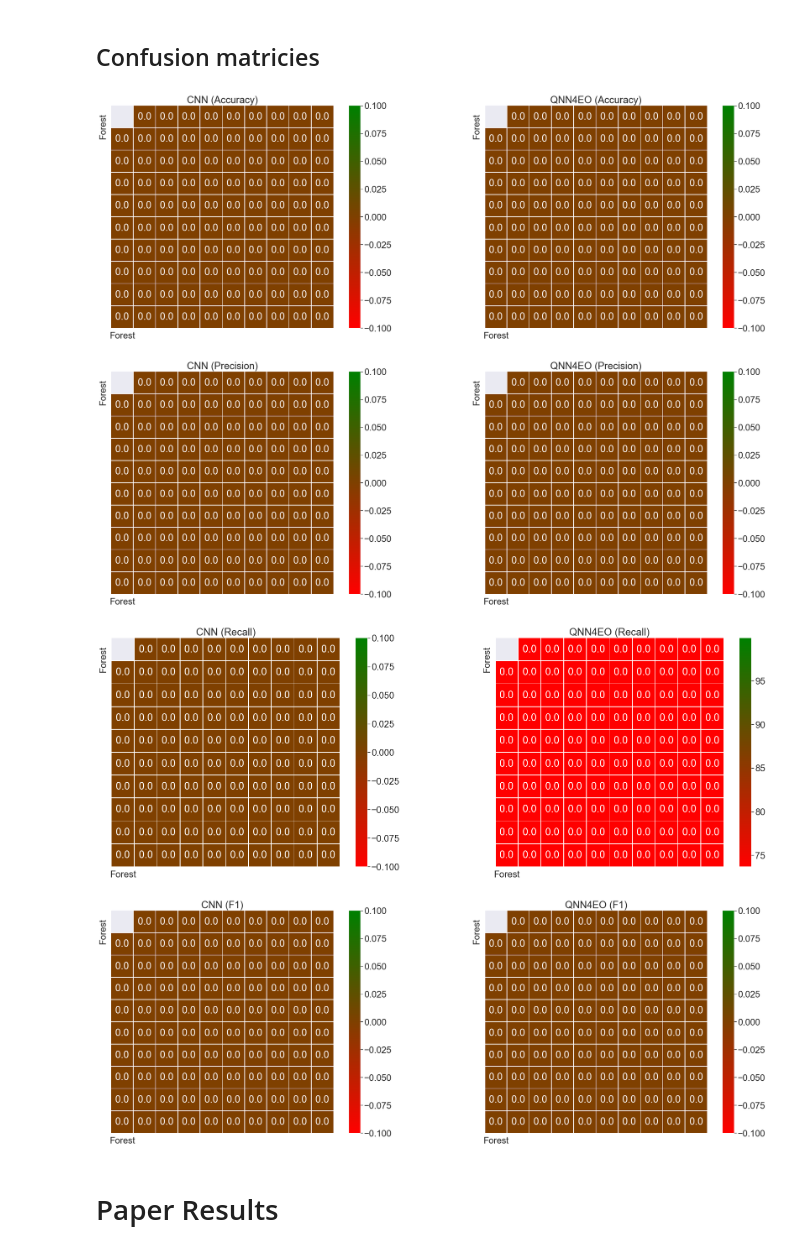
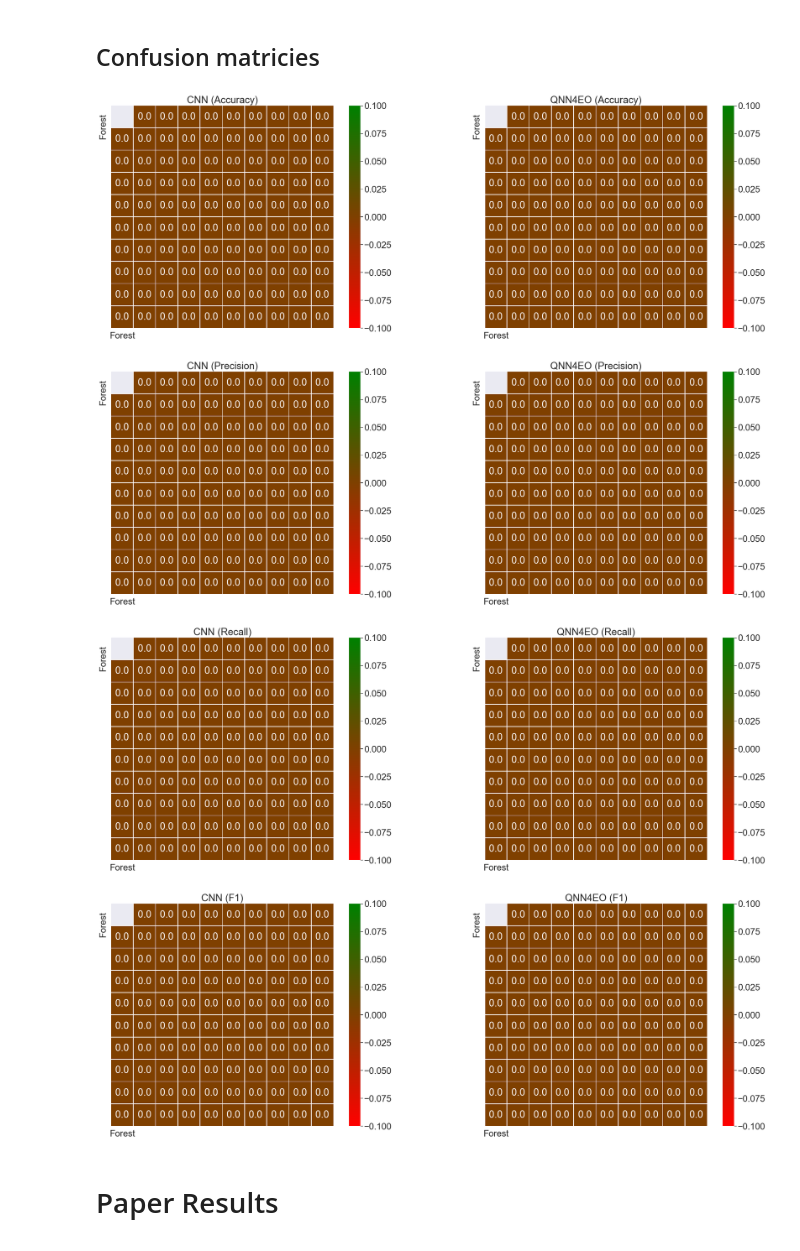
Before and after one commit to ESA-PhiLab/QNN4EO, a Jupyter notebook: EuroSAT_Classification.ipynb, the cells around one changed output. Cells and saved outputs as stored; diff of their text form; code cells hidden in the pictures.

```diff
--- a/EuroSAT_Classification.ipynb
+++ b/EuroSAT_Classification.ipynb
@@ -264,35 +264,35 @@ fig, axes = plt.subplots(nrows = 1, ncols = 2, figsize = (30, 10))
 
 sns.heatmap(cnn_results[...,0], linewidth=0.5, fmt='.1f', square = True, cmap = cmap,
             annot = True, xticklabels = classes_name, yticklabels = classes_name, ax = axes[0]).set(title='CNN (Accuracy)')
 sns.heatmap(qnn4eo_results[...,0], linewidth=0.5, fmt='.1f', square = True, cmap = cmap,
             annot = True, xticklabels = classes_name, yticklabels = classes_name, ax = axes[1]).set(title='QNN4EO (Accuracy)')
 plt.show()
 
 
 fig, axes = plt.subplots(nrows = 1, ncols = 2, figsize = (30, 10))
 sns.heatmap(cnn_results[...,1], linewidth=0.5, fmt='.1f', square = True, cmap = cmap,
             annot = True, xticklabels = classes_name, yticklabels = classes_name, ax = axes[0]).set(title='CNN (Precision)')
 sns.heatmap(qnn4eo_results[...,1], linewidth=0.5, fmt='.1f', square = True, cmap = cmap,
             annot = True, xticklabels = classes_name, yticklabels = classes_name, ax = axes[1]).set(title='QNN4EO (Precision)')
 plt.show()
 
 fig, axes = plt.subplots(nrows = 1, ncols = 2, figsize = (30, 10))
 sns.heatmap(cnn_results[...,2], linewidth=0.5, fmt='.1f', square = True, cmap = cmap,
             annot = True, xticklabels = classes_name, yticklabels = classes_name, ax = axes[0]).set(title='CNN (Recall)')
-sns.heatmap(qnn4eo_results[...,2], linewidth=0.5, fmt='.1f', vmin = min_val, vmax = max_val, square = True, cmap = cmap,
+sns.heatmap(qnn4eo_results[...,2], linewidth=0.5, fmt='.1f',  square = True, cmap = cmap,
             annot = True, xticklabels = classes_name, yticklabels = classes_name, ax = axes[1]).set(title='QNN4EO (Recall)')
 plt.show()
 
 fig, axes = plt.subplots(nrows = 1, ncols = 2, figsize = (30, 10))
 sns.heatmap(cnn_results[...,3], linewidth=0.5, fmt='.1f', square = True, cmap = cmap,
             annot = True, xticklabels = classes_name, yticklabels = classes_name, ax = axes[0]).set(title='CNN (F1)')
 sns.heatmap(qnn4eo_results[...,3], linewidth=0.5, fmt='.1f', square = True, cmap = cmap,
             annot = True, xticklabels = classes_name, yticklabels = classes_name, ax = axes[1]).set(title='QNN4EO (F1)')
 plt.show()
 # %% [output]
 [figure]
 [figure]
-[figure, old version]
+[figure, new version]
 [figure]
 # %% [markdown]
 # Paper Results
```
Also changed, not shown: 1 other file.
